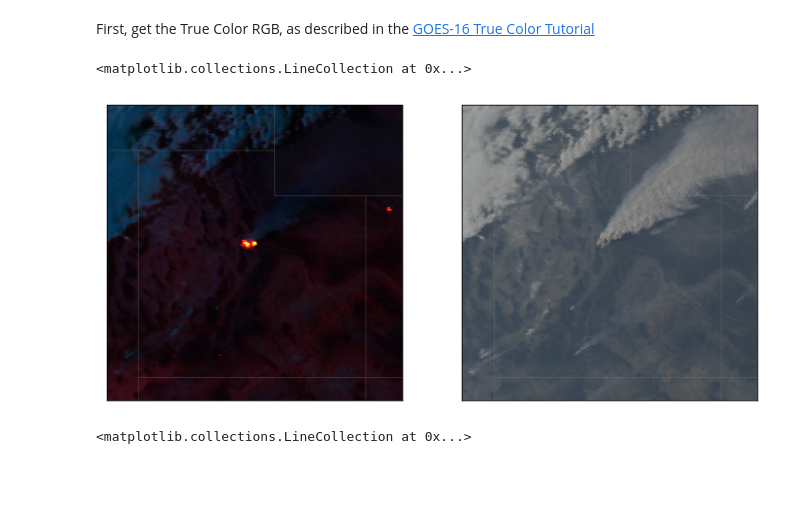
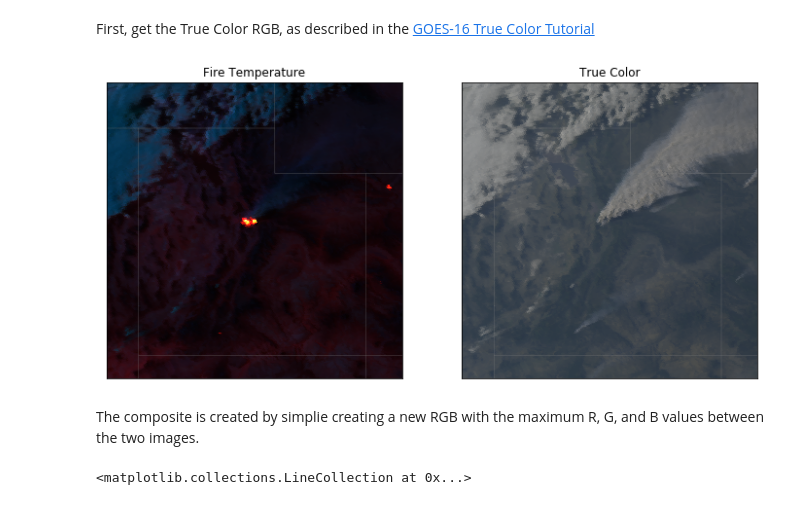
Before and after one commit to blaylockbk/pyBKB_v3, a Jupyter notebook: BB_GOES/mapping_GOES16_FireTemperature.ipynb, the cells around one changed output. Cells and saved outputs as stored; diff of their text form; code cells hidden in the pictures; blank space fills up the shorter version.

```diff
--- a/BB_GOES/mapping_GOES16_FireTemperature.ipynb
+++ b/BB_GOES/mapping_GOES16_FireTemperature.ipynb
@@ -144,8 +148,9 @@ G = (G-0)/(1-0)
 B = (B-0)/(0.75-0)
 # %%
 # Apply the gamma correction to Red channel.
-#   I was told gamma=0.4, but I get the right answer with gamma=2.5 (the reciprocal of 0.4)
-R = np.power(R, 2.5)
+#   corrected_value = value^(1/gamma)
+gamma = 0.4
+R = np.power(R, 1/gamma)
 # %%
 # The final RGB array :)
 RGB = np.dstack([R, G, B])
@@ -350,15 +355,15 @@ TC_G = np.minimum(TC_G, 1)
 TC_B = np.minimum(TC_B, 1)
 
 # Apply a gamma correction to the image
-gamma = 0.4
-TC_R = np.power(TC_R, gamma)
-TC_G = np.power(TC_G, gamma)
-TC_B = np.power(TC_B, gamma)
+gamma = 2.2
+TC_R = np.power(TC_R, 1/gamma)
+TC_G = np.power(TC_G, 1/gamma)
+TC_B = np.power(TC_B, 1/gamma)
 
 
 
 # Calculate the "True" Green
-TC_G_true = 0.48358168 * TC_R + 0.45706946 * TC_B + 0.06038137 * TC_G
+TC_G_true = 0.45 * TC_R + 0.1 * TC_G + 0.45 * TC_B
 TC_G_true = np.maximum(TC_G_true, 0)
 TC_G_true = np.minimum(TC_G_true, 1)
 
@@ -379,24 +384,29 @@ TC_colorTuple = np.insert(TC_colorTuple, 3, 1.0, axis=1)
 # %%
 figb, [ax1b, ax2b] = plt.subplots(1, 2, figsize=(12,6))
 
 plt.sca(ax1b)
 newmap = mZ.pcolormesh(lons, lats, R, color=colorTuple, linewidth=0, latlon=True)
 newmap.set_array(None)
 
 mZ.drawcoastlines(color='grey', linewidth=.15)
 mZ.drawcountries(color='grey', linewidth=.15)
 mZ.drawstates(color='grey', linewidth=.15)
 
+plt.title('Fire Temperature');
+
 plt.sca(ax2b)
 newmap = mZ.pcolormesh(lons, lats, R, color=TC_colorTuple, linewidth=0, latlon=True)
 newmap.set_array(None)
 
 mZ.drawcoastlines(color='grey', linewidth=.15)
 mZ.drawcountries(color='grey', linewidth=.15)
 mZ.drawstates(color='grey', linewidth=.15)
+
+plt.title('True Color');
 # %% [output]
-<matplotlib.collections.LineCollection at 0x...>
-[figure, old version]
+[figure, new version]
+# %% [markdown]
+The composite is created by simplie creating a new RGB with the maximum R, G, and B values between the two images.
 # %%
 # Composite the two RGB images by finding the maximum R, G, and B value between the two
 # Then create the new RGB and colorTuple
```
Also changed, not shown: parts of 2 cells of this notebook.
